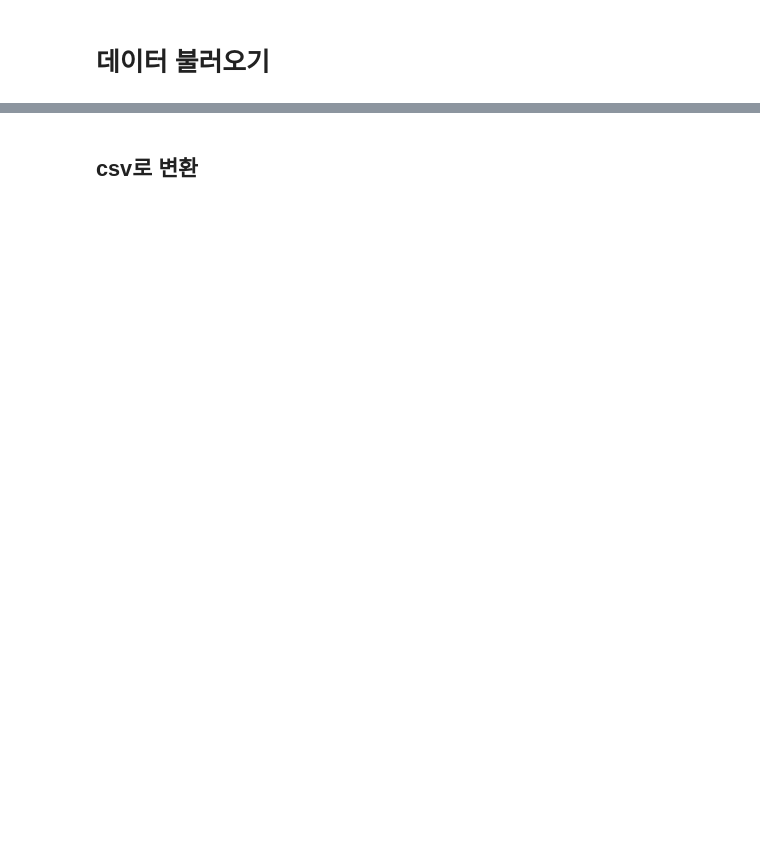
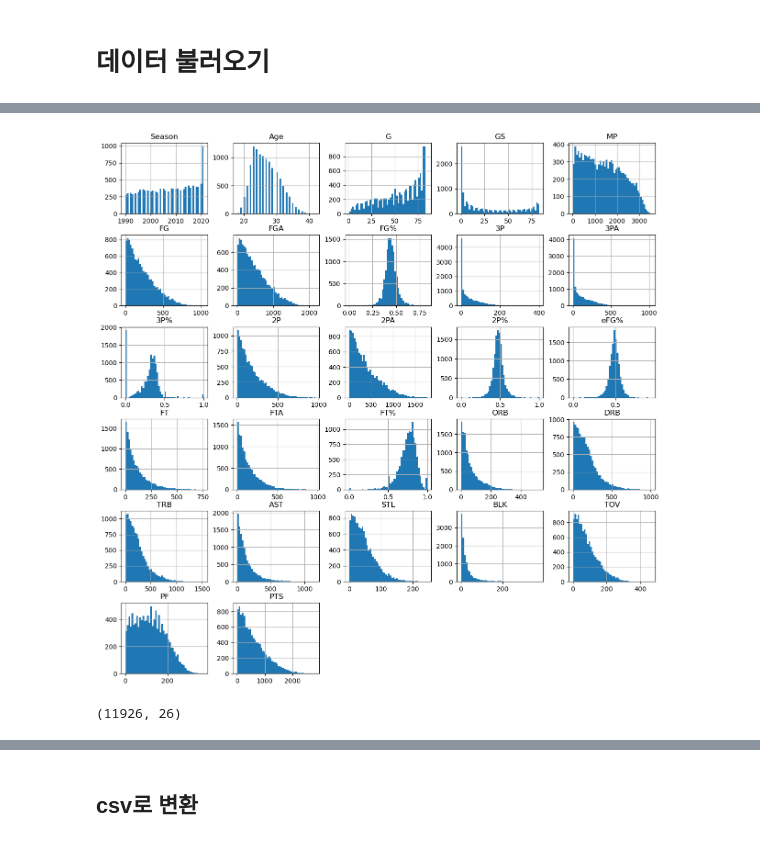
Before and after one commit to sangchun1/nba_salary, a Jupyter notebook: preprocess.ipynb, the cells around one changed output, grey strips where cells are left out. Saved outputs shown, nothing was run; the diff lists cells and outputs as text; code cells hidden in the pictures; blank space fills up the shorter version.

Commit message:
nba preprocess

```diff
--- a/preprocess.ipynb
+++ b/preprocess.ipynb
@@ -246,0 +282,8 @@ array([[<AxesSubplot:title={'center':'popularity'}>,
+# %%
+# 독립형 변수 히스토그램(스케일링 전)
+df1X.hist(column=['Season', 'Age','G', 'GS', 'MP', 'FG', 'FGA',
+       'FG%', '3P', '3PA', '3P%', '2P', '2PA', '2P%', 'eFG%', 'FT', 'FTA',
+       'FT%', 'ORB', 'DRB', 'TRB', 'AST', 'STL', 'BLK', 'TOV', 'PF', 'PTS'], bins=50, figsize=(15, 15))
+plt.show()
+# %% [output]
+[figure, added]
@@ -246,0 +299,8 @@ array([[<AxesSubplot:title={'center':'popularity'}>,
+# %%
+# 이상치가 많기 때문에 RobustScaler를 사용하여 스케일링
+from sklearn.preprocessing import RobustScaler
+scaler = RobustScaler()
+df1X2 = pd.DataFrame(scaler.fit_transform(df1X2), columns=df1X2.columns)
+df1X2.shape
+# %% [output]
+(11926, 26)
```
Also changed, not shown: parts of 67 cells of this notebook, 4 other files.
